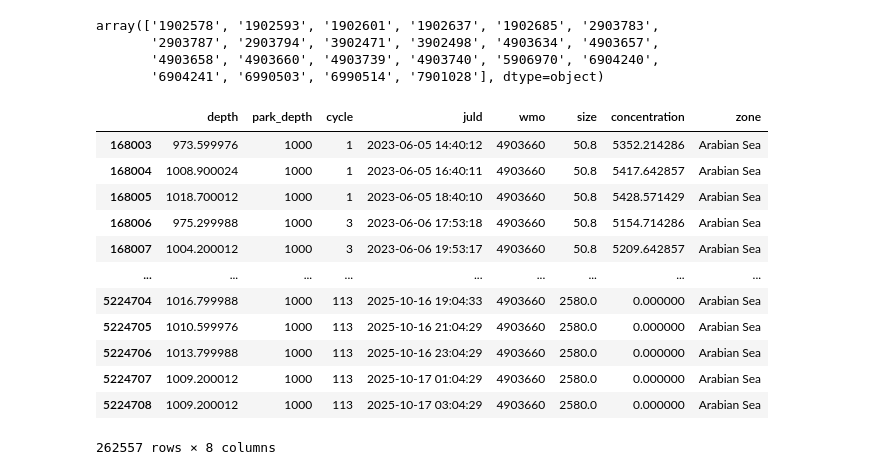
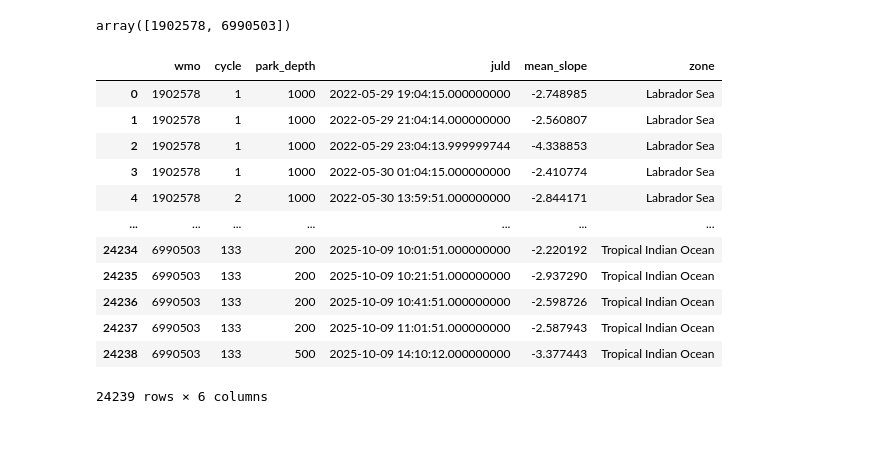
Before and after one commit to fricour/ArgoParticles, a Jupyter notebook: docs/notebooks/Untitled.ipynb, the cells around one changed output. Drawn from its saved outputs; the diff is of its cells as text; code cells hidden in the pictures; blank space fills up the shorter version.

```diff
--- a/docs/notebooks/Untitled.ipynb
+++ b/docs/notebooks/Untitled.ipynb
@@ -1,27 +1,24 @@
 # %%
 import pandas as pd
 # %%
-tmp = pd.read_parquet('../../dist/_file/s3-LPM.74bdd071.parquet')
+tmp = pd.read_parquet('../../dist/_file/s3-particle_size_spectra.48550bfc.parquet')
 # %%
 tmp.wmo.unique()
 # %% [output]
-array(['1902578', '1902593', '1902601', '1902637', '1902685', '2903783',
-       '2903787', '2903794', '3902471', '3902498', '4903634', '4903657',
-       '4903658', '4903660', '4903739', '4903740', '5906970', '6904240',
-       '6904241', '6990503', '6990514', '7901028'], dtype=object)
+array([1902578, 6990503])
 # %%
-tmp[tmp.wmo == '4903660']
+tmp
 # %% [output]
-|  | depth | park_depth | cycle | juld | wmo | size | concentration | zone |
-| 168003 | 973.599976 | 1000 | 1 | 2023-06-05 14:40:12 | 4903660 | 50.8 | 5352.214286 | Arabian Sea |
-| 168004 | 1008.900024 | 1000 | 1 | 2023-06-05 16:40:11 | 4903660 | 50.8 | 5417.642857 | Arabian Sea |
-| 168005 | 1018.700012 | 1000 | 1 | 2023-06-05 18:40:10 | 4903660 | 50.8 | 5428.571429 | Arabian Sea |
-| 168006 | 975.299988 | 1000 | 3 | 2023-06-06 17:53:18 | 4903660 | 50.8 | 5154.714286 | Arabian Sea |
-| 168007 | 1004.200012 | 1000 | 3 | 2023-06-06 19:53:17 | 4903660 | 50.8 | 5209.642857 | Arabian Sea |
-| ... | ... | ... | ... | ... | ... | ... | ... | ... |
-| 5224704 | 1016.799988 | 1000 | 113 | 2025-10-16 19:04:33 | 4903660 | 2580.0 | 0.000000 | Arabian Sea |
-| 5224705 | 1010.599976 | 1000 | 113 | 2025-10-16 21:04:29 | 4903660 | 2580.0 | 0.000000 | Arabian Sea |
-| 5224706 | 1013.799988 | 1000 | 113 | 2025-10-16 23:04:29 | 4903660 | 2580.0 | 0.000000 | Arabian Sea |
-| 5224707 | 1009.200012 | 1000 | 113 | 2025-10-17 01:04:29 | 4903660 | 2580.0 | 0.000000 | Arabian Sea |
-| 5224708 | 1009.200012 | 1000 | 113 | 2025-10-17 03:04:29 | 4903660 | 2580.0 | 0.000000 | Arabian Sea |
+|  | wmo | cycle | park_depth | juld | mean_slope | zone |
+| 0 | 1902578 | 1 | 1000 | 2022-05-29 19:04:15.000000000 | -2.748985 | Labrador Sea |
+| 1 | 1902578 | 1 | 1000 | 2022-05-29 21:04:14.000000000 | -2.560807 | Labrador Sea |
+| 2 | 1902578 | 1 | 1000 | 2022-05-29 23:04:13.999999744 | -4.338853 | Labrador Sea |
+| 3 | 1902578 | 1 | 1000 | 2022-05-30 01:04:15.000000000 | -2.410774 | Labrador Sea |
+| 4 | 1902578 | 2 | 1000 | 2022-05-30 13:59:51.000000000 | -2.844171 | Labrador Sea |
+| ... | ... | ... | ... | ... | ... | ... |
+| 24234 | 6990503 | 133 | 200 | 2025-10-09 10:01:51.000000000 | -2.220192 | Tropical Indian Ocean |
+| 24235 | 6990503 | 133 | 200 | 2025-10-09 10:21:51.000000000 | -2.937290 | Tropical Indian Ocean |
+| 24236 | 6990503 | 133 | 200 | 2025-10-09 10:41:51.000000000 | -2.598726 | Tropical Indian Ocean |
+| 24237 | 6990503 | 133 | 200 | 2025-10-09 11:01:51.000000000 | -2.587943 | Tropical Indian Ocean |
+| 24238 | 6990503 | 133 | 500 | 2025-10-09 14:10:12.000000000 | -3.377443 | Tropical Indian Ocean |
-262557 rows × 8 columns
+24239 rows × 6 columns
```
Also changed, not shown: 14 other files.
